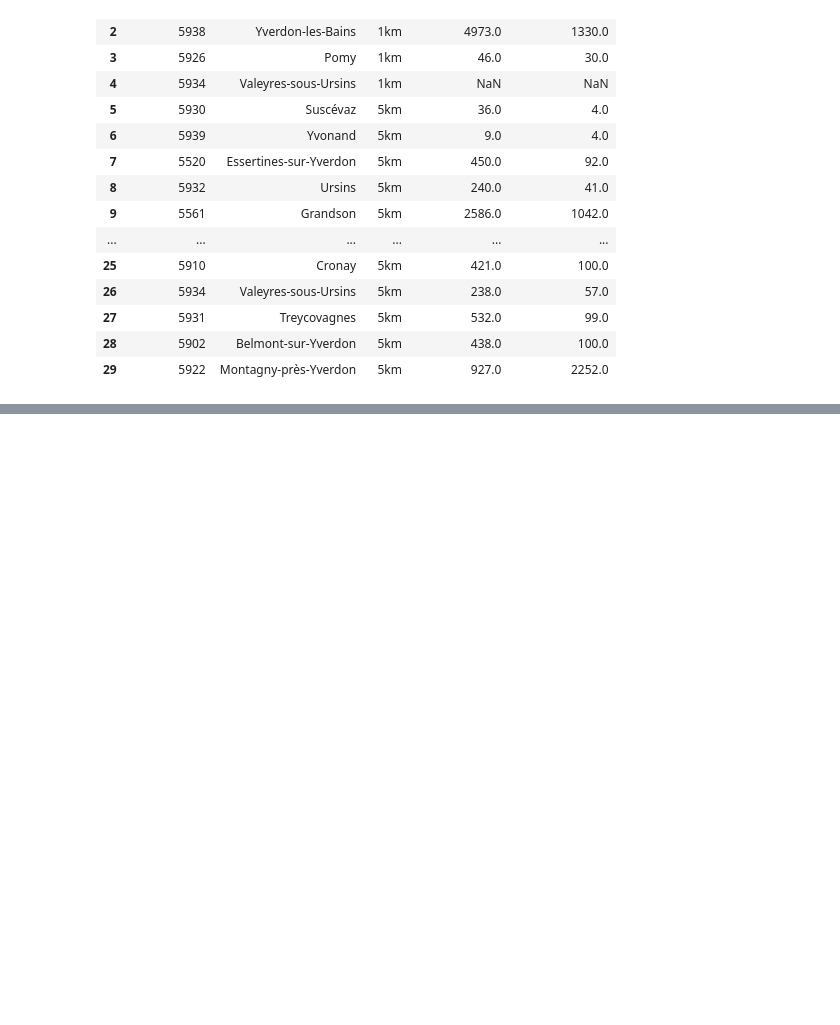
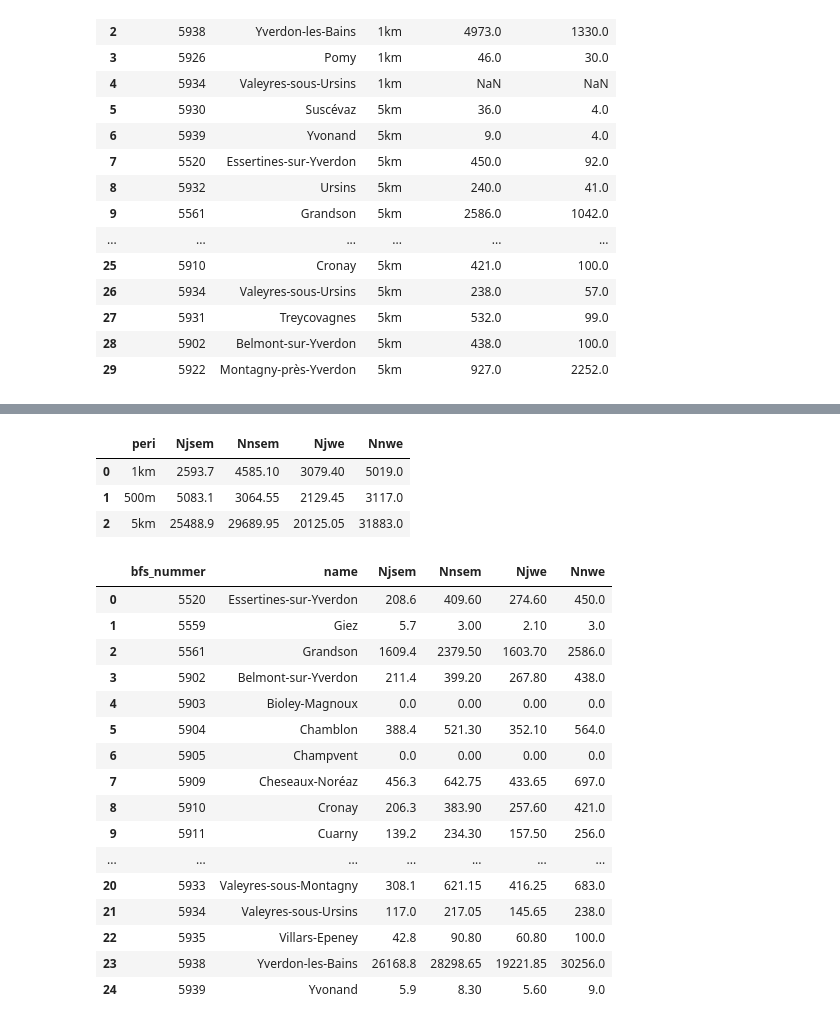
Before and after one commit to Luca-wirthner/2024_Geoinformatique_I, a Jupyter notebook: script_zones_tampons.ipynb, the cells around one changed output, grey strips where cells are left out. Saved outputs shown, nothing was run; the diff lists cells and outputs as text; code cells hidden in the pictures; blank space fills up the shorter version.

```diff
--- a/script_zones_tampons.ipynb
+++ b/script_zones_tampons.ipynb
@@ -200,5 +195,32 @@ personnes_par_peri_et_cmne
 | 29 | 5922 | Montagny-près-Yverdon | 5km | 927.0 | 2252.0 | 2079.7 | 946.90 | 668.80 | 927.0 |
 # %%
 personnes_par_peri = personnes_par_peri_et_cmne[['peri','Njsem','Nnsem','Njwe','Nnwe']].groupby('peri', as_index = False).sum()
+# %%
+personnes_par_peri
+# %% [output]
+|  | peri | Njsem | Nnsem | Njwe | Nnwe |
+| 0 | 1km | 2593.7 | 4585.10 | 3079.40 | 5019.0 |
+| 1 | 500m | 5083.1 | 3064.55 | 2129.45 | 3117.0 |
+| 2 | 5km | 25488.9 | 29689.95 | 20125.05 | 31883.0 |
 # %%
 personnes_par_cmne = personnes_par_peri_et_cmne[['bfs_nummer','name','Njsem','Nnsem','Njwe','Nnwe']].groupby(['bfs_nummer','name'], as_index = False).sum()
+# %%
+personnes_par_cmne
+# %% [output]
+|  | bfs_nummer | name | Njsem | Nnsem | Njwe | Nnwe |
+| 0 | 5520 | Essertines-sur-Yverdon | 208.6 | 409.60 | 274.60 | 450.0 |
+| 1 | 5559 | Giez | 5.7 | 3.00 | 2.10 | 3.0 |
+| 2 | 5561 | Grandson | 1609.4 | 2379.50 | 1603.70 | 2586.0 |
+| 3 | 5902 | Belmont-sur-Yverdon | 211.4 | 399.20 | 267.80 | 438.0 |
+| 4 | 5903 | Bioley-Magnoux | 0.0 | 0.00 | 0.00 | 0.0 |
+| 5 | 5904 | Chamblon | 388.4 | 521.30 | 352.10 | 564.0 |
+| 6 | 5905 | Champvent | 0.0 | 0.00 | 0.00 | 0.0 |
+| 7 | 5909 | Cheseaux-Noréaz | 456.3 | 642.75 | 433.65 | 697.0 |
+| 8 | 5910 | Cronay | 206.3 | 383.90 | 257.60 | 421.0 |
+| 9 | 5911 | Cuarny | 139.2 | 234.30 | 157.50 | 256.0 |
+| ... | ... | ... | ... | ... | ... | ... |
+| 20 | 5933 | Valeyres-sous-Montagny | 308.1 | 621.15 | 416.25 | 683.0 |
+| 21 | 5934 | Valeyres-sous-Ursins | 117.0 | 217.05 | 145.65 | 238.0 |
+| 22 | 5935 | Villars-Epeney | 42.8 | 90.80 | 60.80 | 100.0 |
+| 23 | 5938 | Yverdon-les-Bains | 26168.8 | 28298.65 | 19221.85 | 30256.0 |
+| 24 | 5939 | Yvonand | 5.9 | 8.30 | 5.60 | 9.0 |
```
Also changed, not shown: parts of 5 cells of this notebook.
